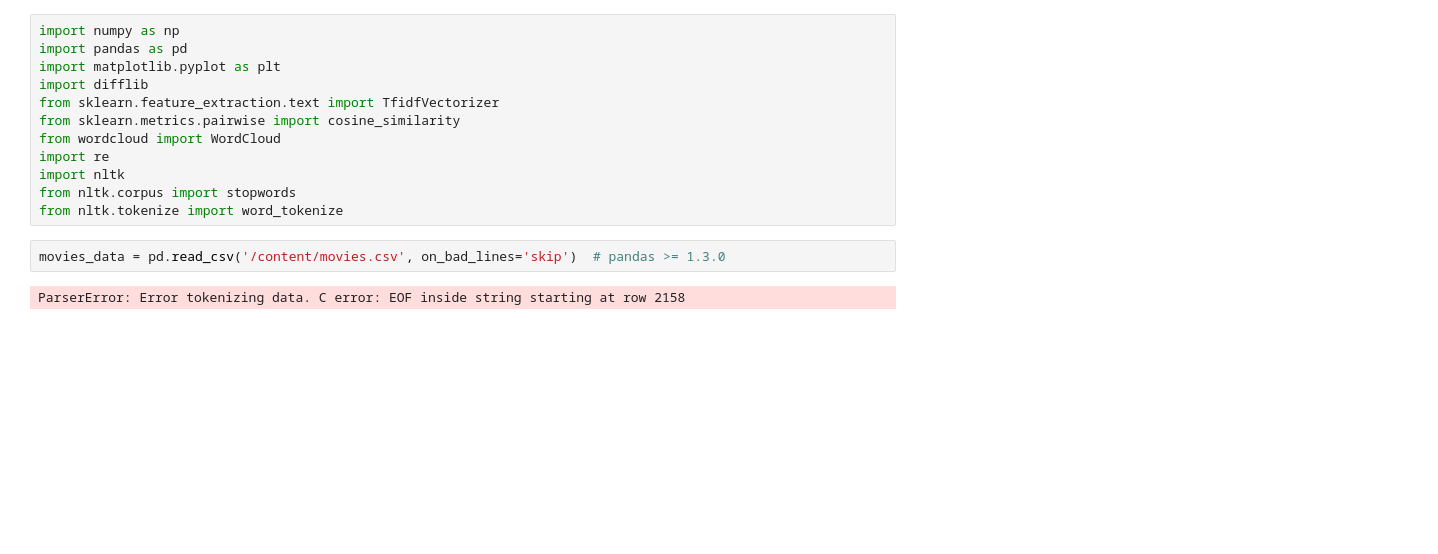
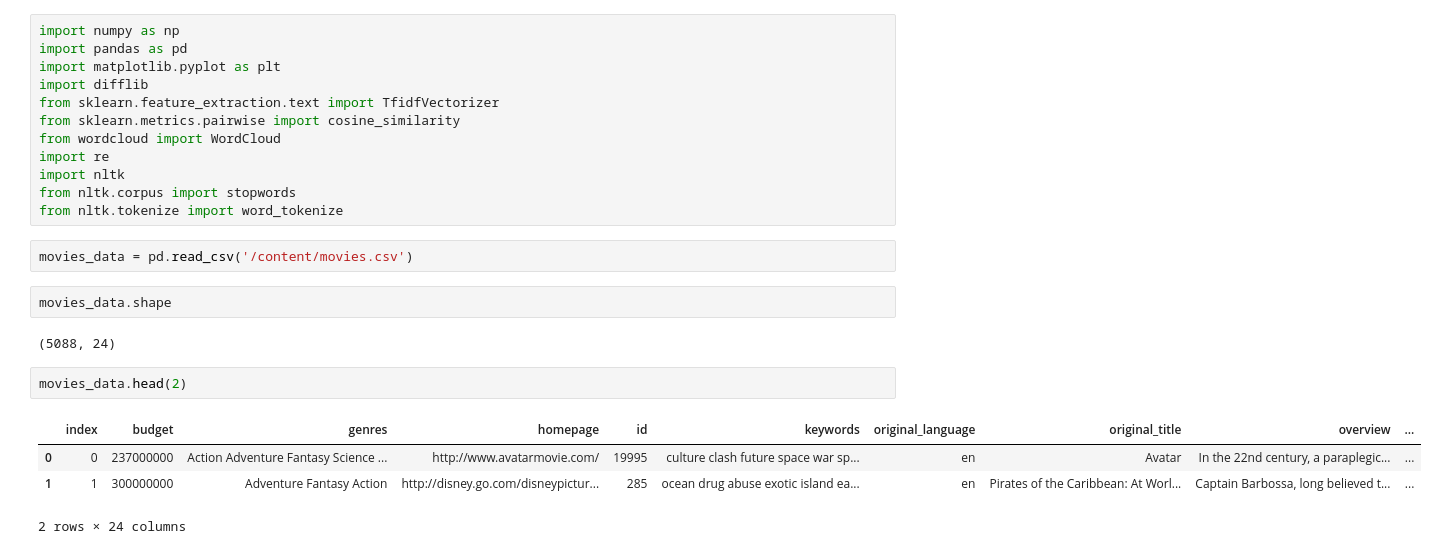
Before and after one commit to Priangshu-18/Movie-Recommendation-App, a Jupyter notebook: Movie_Recommendation_App.ipynb, the cells around one changed output. Saved outputs shown, nothing was run; the diff lists cells and outputs as text; blank space fills up the shorter version.

```diff
--- a/Movie_Recommendation_App.ipynb
+++ b/Movie_Recommendation_App.ipynb
@@ -15,6 +15,15 @@ import nltk
 from nltk.corpus import stopwords
 from nltk.tokenize import word_tokenize
 # %%
-movies_data = pd.read_csv('/content/movies.csv', on_bad_lines='skip')  # pandas >= 1.3.0
+movies_data = pd.read_csv('/content/movies.csv')
-# %% [output]
-ParserError: Error tokenizing data. C error: EOF inside string starting at row 2158
+# %%
+movies_data.shape
+# %% [output]
+(5088, 24)
+# %%
+movies_data.head(2)
+# %% [output]
+|  | index | budget | genres | homepage | id | keywords | original_language | original_title | overview | ... |
+| 0 | 0 | 237000000 | Action Adventure Fantasy Science ... | http://www.avatarmovie.com/ | 19995 | culture clash future space war sp... | en | Avatar | In the 22nd century, a paraplegic... | ... |
+| 1 | 1 | 300000000 | Adventure Fantasy Action | http://disney.go.com/disneypictur... | 285 | ocean drug abuse exotic island ea... | en | Pirates of the Caribbean: At Worl... | Captain Barbossa, long believed t... | ... |
+2 rows × 24 columns
```
Also changed, not shown: parts of 20 cells of this notebook.
